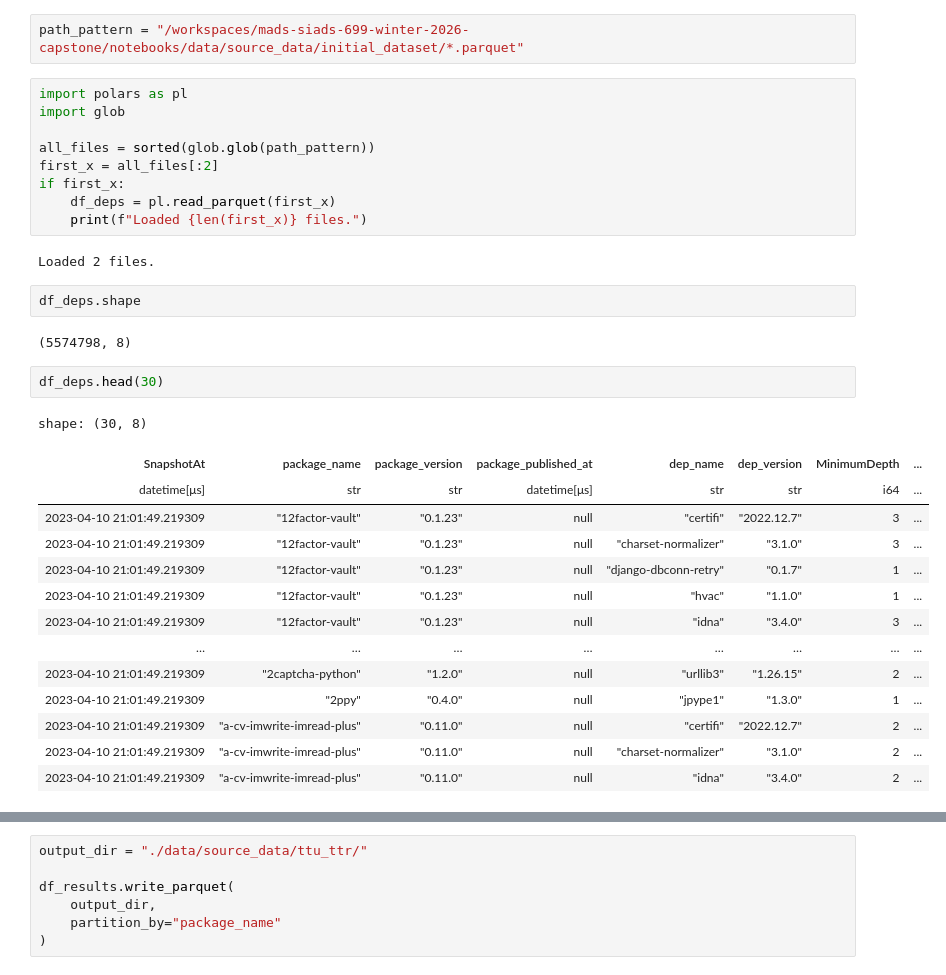
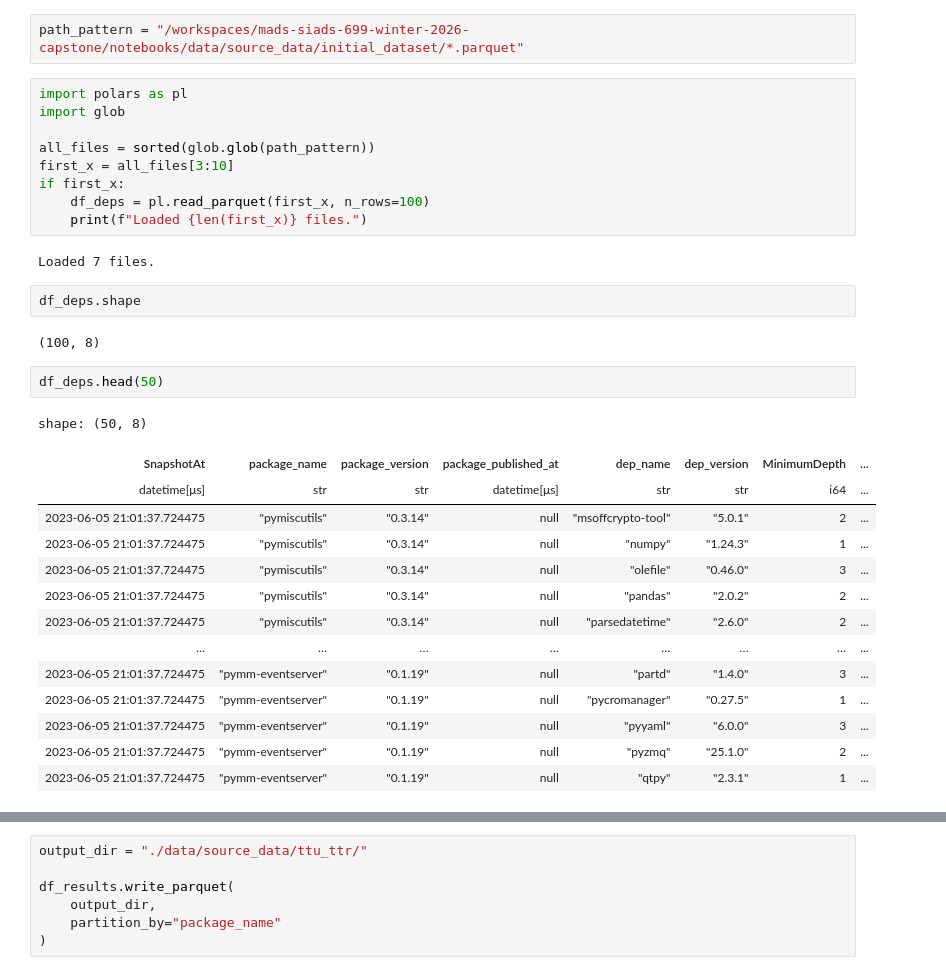
Before and after one commit to shcherbin/mads-siads-699-winter-2026-capstone, a Jupyter notebook: notebooks/EDA/mttu_explore.ipynb, the cells around one changed output, grey strips where cells are left out. Cells and saved outputs as stored; diff of their text form.

```diff
--- a/notebooks/EDA/mttu_explore.ipynb
+++ b/notebooks/EDA/mttu_explore.ipynb
@@ -5,32 +5,32 @@ import polars as pl
 import glob
 
 all_files = sorted(glob.glob(path_pattern))
-first_x = all_files[:2]
+first_x = all_files[3:10]
 if first_x:
-    df_deps = pl.read_parquet(first_x)
+    df_deps = pl.read_parquet(first_x, n_rows=100)
     print(f"Loaded {len(first_x)} files.")
 # %% [output]
-Loaded 2 files.
+Loaded 7 files.
 # %%
 df_deps.shape
 # %% [output]
-(5574798, 8)
+(100, 8)
 # %%
-df_deps.head(30)
+df_deps.head(50)
 # %% [output]
-shape: (30, 8)
+shape: (50, 8)
 | SnapshotAt | package_name | package_version | package_published_at | dep_name | dep_version | MinimumDepth | ... |
 | datetime[μs] | str | str | datetime[μs] | str | str | i64 | ... |
-| 2023-04-10 21:01:49.219309 | "12factor-vault" | "0.1.23" | null | "certifi" | "2022.12.7" | 3 | ... |
-| 2023-04-10 21:01:49.219309 | "12factor-vault" | "0.1.23" | null | "charset-normalizer" | "3.1.0" | 3 | ... |
-| 2023-04-10 21:01:49.219309 | "12factor-vault" | "0.1.23" | null | "django-dbconn-retry" | "0.1.7" | 1 | ... |
-| 2023-04-10 21:01:49.219309 | "12factor-vault" | "0.1.23" | null | "hvac" | "1.1.0" | 1 | ... |
-| 2023-04-10 21:01:49.219309 | "12factor-vault" | "0.1.23" | null | "idna" | "3.4.0" | 3 | ... |
+| 2023-06-05 21:01:37.724475 | "pymiscutils" | "0.3.14" | null | "msoffcrypto-tool" | "5.0.1" | 2 | ... |
+| 2023-06-05 21:01:37.724475 | "pymiscutils" | "0.3.14" | null | "numpy" | "1.24.3" | 1 | ... |
+| 2023-06-05 21:01:37.724475 | "pymiscutils" | "0.3.14" | null | "olefile" | "0.46.0" | 3 | ... |
+| 2023-06-05 21:01:37.724475 | "pymiscutils" | "0.3.14" | null | "pandas" | "2.0.2" | 2 | ... |
+| 2023-06-05 21:01:37.724475 | "pymiscutils" | "0.3.14" | null | "parsedatetime" | "2.6.0" | 2 | ... |
 | … | … | … | … | … | … | … | ... |
-| 2023-04-10 21:01:49.219309 | "2captcha-python" | "1.2.0" | null | "urllib3" | "1.26.15" | 2 | ... |
-| 2023-04-10 21:01:49.219309 | "2ppy" | "0.4.0" | null | "jpype1" | "1.3.0" | 1 | ... |
-| 2023-04-10 21:01:49.219309 | "a-cv-imwrite-imread-plus" | "0.11.0" | null | "certifi" | "2022.12.7" | 2 | ... |
-| 2023-04-10 21:01:49.219309 | "a-cv-imwrite-imread-plus" | "0.11.0" | null | "charset-normalizer" | "3.1.0" | 2 | ... |
-| 2023-04-10 21:01:49.219309 | "a-cv-imwrite-imread-plus" | "0.11.0" | null | "idna" | "3.4.0" | 2 | ... |
+| 2023-06-05 21:01:37.724475 | "pymm-eventserver" | "0.1.19" | null | "partd" | "1.4.0" | 3 | ... |
+| 2023-06-05 21:01:37.724475 | "pymm-eventserver" | "0.1.19" | null | "pycromanager" | "0.27.5" | 1 | ... |
+| 2023-06-05 21:01:37.724475 | "pymm-eventserver" | "0.1.19" | null | "pyyaml" | "6.0.0" | 3 | ... |
+| 2023-06-05 21:01:37.724475 | "pymm-eventserver" | "0.1.19" | null | "pyzmq" | "25.1.0" | 2 | ... |
+| 2023-06-05 21:01:37.724475 | "pymm-eventserver" | "0.1.19" | null | "qtpy" | "2.3.1" | 1 | ... |
 # %%
 import requests
```
Also changed, not shown: parts of 3 cells of this notebook.
